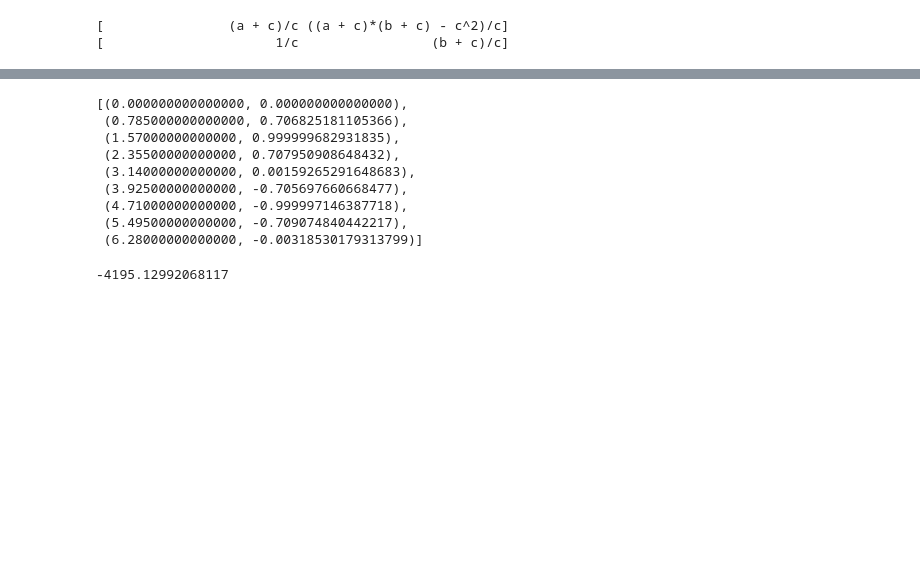
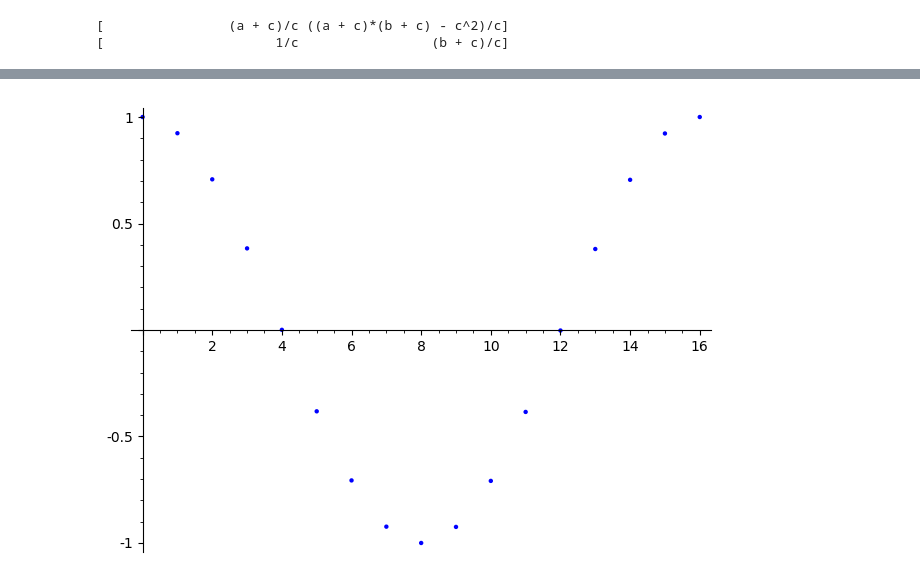
Before and after one commit to hrithik254/NetworkAnalysisOnSage, a Jupyter notebook: Network Analysis.ipynb, the cells around one changed output, grey strips where cells are left out. Cells and saved outputs as stored; diff of their text form; code cells hidden in the pictures; blank space fills up the shorter version.

```diff
--- a/Network Analysis.ipynb
+++ b/Network Analysis.ipynb
@@ -512,17 +483,9 @@ latex(2*s + 3*s/(s+2))
-# %%
-list(zip(t,values))
-# %% [output]
-[(0.000000000000000, 0.000000000000000),
- (0.785000000000000, 0.706825181105366),
- (1.57000000000000, 0.999999682931835),
- (2.35500000000000, 0.707950908648432),
- (3.14000000000000, 0.00159265291648683),
- (3.92500000000000, -0.705697660668477),
- (4.71000000000000, -0.999997146387718),
- (5.49500000000000, -0.709074840442217),
- (6.28000000000000, -0.00318530179313799)]
-# %%
-t = 85.21555
-(2640/(2*sin(t)) + 2640/(4*sin(arctan(1/2-cot(t)))))
-# %% [output]
--4195.12992068117
+# %%
+var('n')
+w = 3.14/8
+f(n) = cos(w*n)
+n_values = srange(17)
+y_values = [f(i) for i in n_values]
+list_plot(list(zip(n_values,y_values)) )
+# %% [output]
+[figure, added]
```
Also changed, not shown: parts of 13 cells of this notebook.
